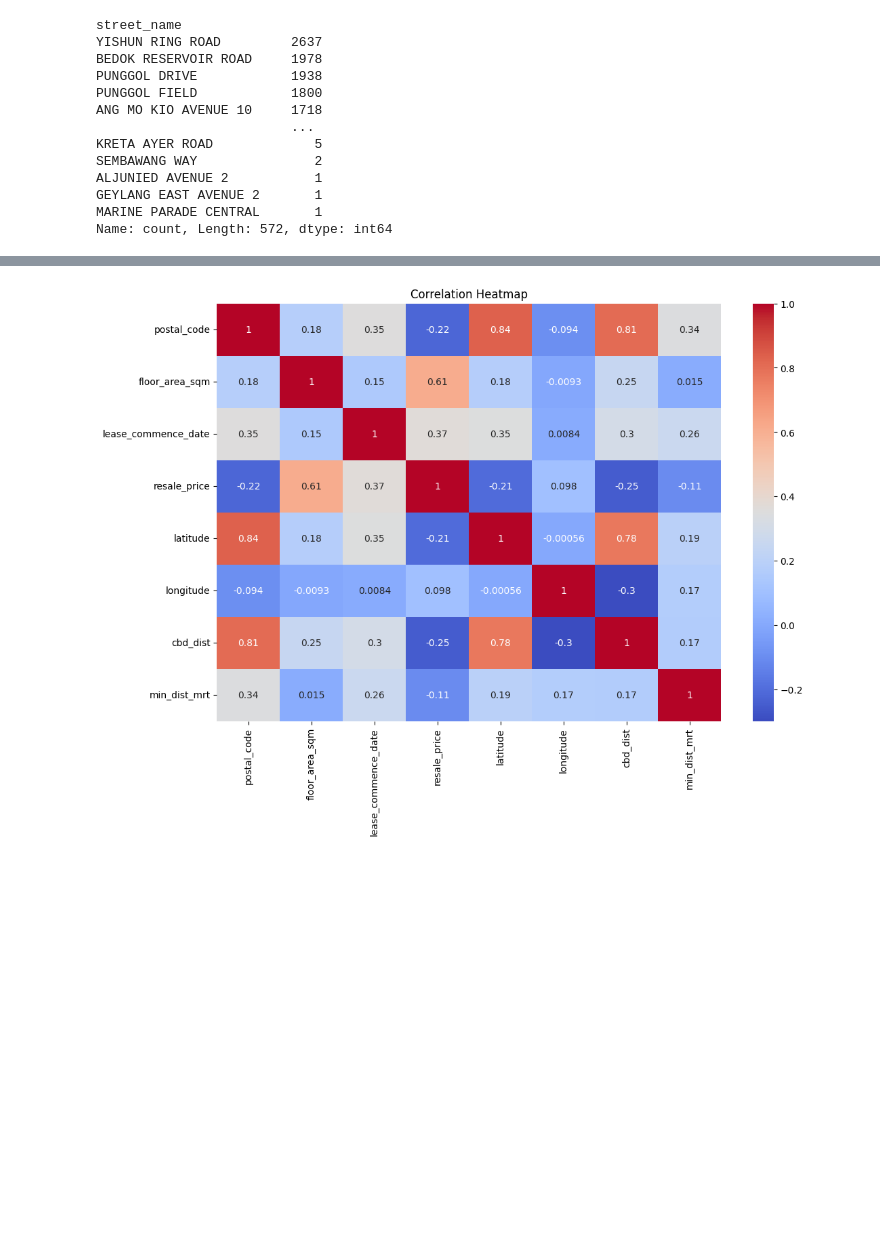
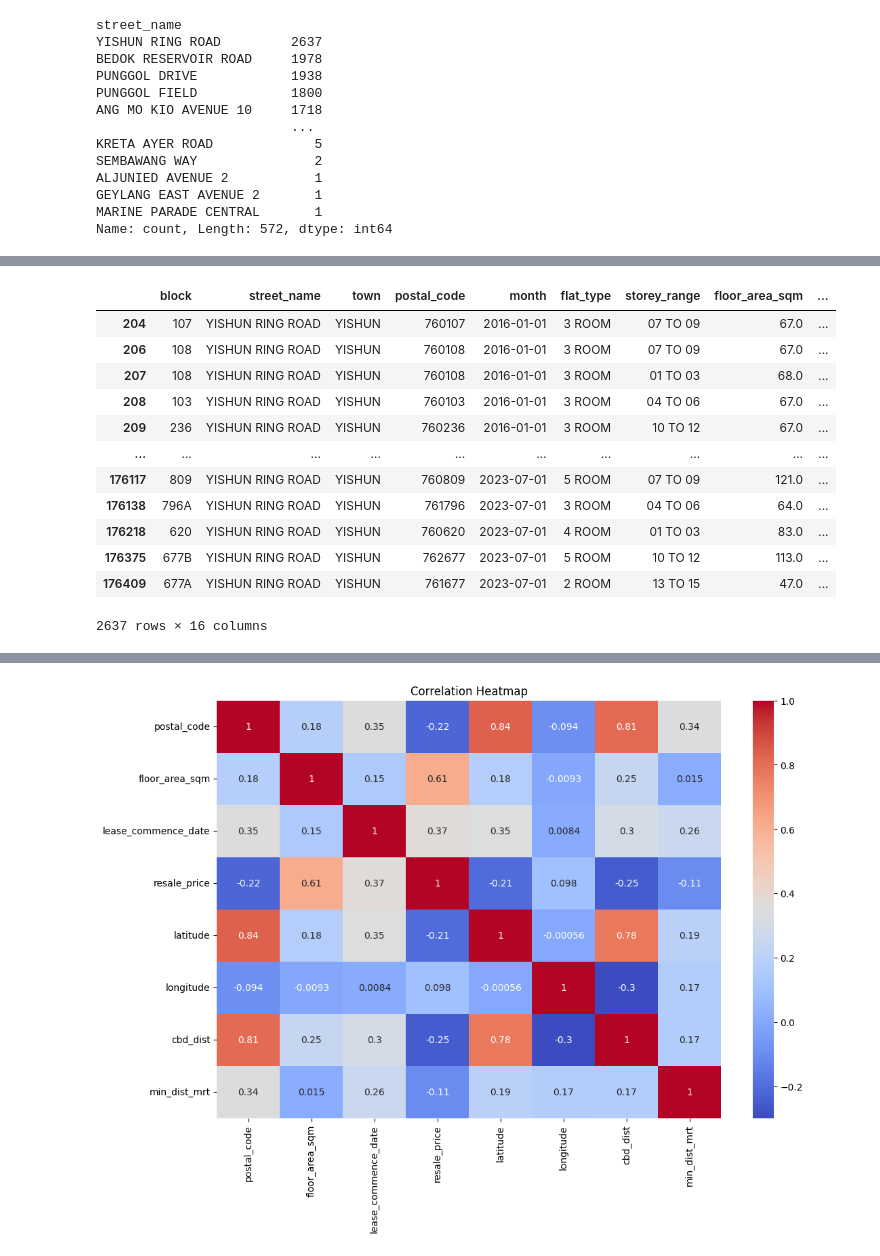
Before and after one commit to amberyeoe/mlops_assignment, a Jupyter notebook: notebooks/javerine_house.ipynb, the cells around one changed output, grey strips where cells are left out. Saved outputs shown, nothing was run; the diff lists cells and outputs as text; code cells hidden in the pictures; blank space fills up the shorter version.

```diff
--- a/notebooks/javerine_house.ipynb
+++ b/notebooks/javerine_house.ipynb
@@ -166,0 +177,16 @@ Name: count, Length: 572, dtype: int64
+# %%
+df[df['street_name'] == 'YISHUN RING ROAD']
+# %% [output]
+|  | block | street_name | town | postal_code | month | flat_type | storey_range | floor_area_sqm | ... |
+| 204 | 107 | YISHUN RING ROAD | YISHUN | 760107 | 2016-01-01 | 3 ROOM | 07 TO 09 | 67.0 | ... |
+| 206 | 108 | YISHUN RING ROAD | YISHUN | 760108 | 2016-01-01 | 3 ROOM | 07 TO 09 | 67.0 | ... |
+| 207 | 108 | YISHUN RING ROAD | YISHUN | 760108 | 2016-01-01 | 3 ROOM | 01 TO 03 | 68.0 | ... |
+| 208 | 103 | YISHUN RING ROAD | YISHUN | 760103 | 2016-01-01 | 3 ROOM | 04 TO 06 | 67.0 | ... |
+| 209 | 236 | YISHUN RING ROAD | YISHUN | 760236 | 2016-01-01 | 3 ROOM | 10 TO 12 | 67.0 | ... |
+| ... | ... | ... | ... | ... | ... | ... | ... | ... | ... |
+| 176117 | 809 | YISHUN RING ROAD | YISHUN | 760809 | 2023-07-01 | 5 ROOM | 07 TO 09 | 121.0 | ... |
+| 176138 | 796A | YISHUN RING ROAD | YISHUN | 761796 | 2023-07-01 | 3 ROOM | 04 TO 06 | 64.0 | ... |
+| 176218 | 620 | YISHUN RING ROAD | YISHUN | 760620 | 2023-07-01 | 4 ROOM | 01 TO 03 | 83.0 | ... |
+| 176375 | 677B | YISHUN RING ROAD | YISHUN | 762677 | 2023-07-01 | 5 ROOM | 10 TO 12 | 113.0 | ... |
+| 176409 | 677A | YISHUN RING ROAD | YISHUN | 761677 | 2023-07-01 | 2 ROOM | 13 TO 15 | 47.0 | ... |
+2637 rows × 16 columns
```
Also changed, not shown: parts of 3 cells of this notebook, 12 other files.
